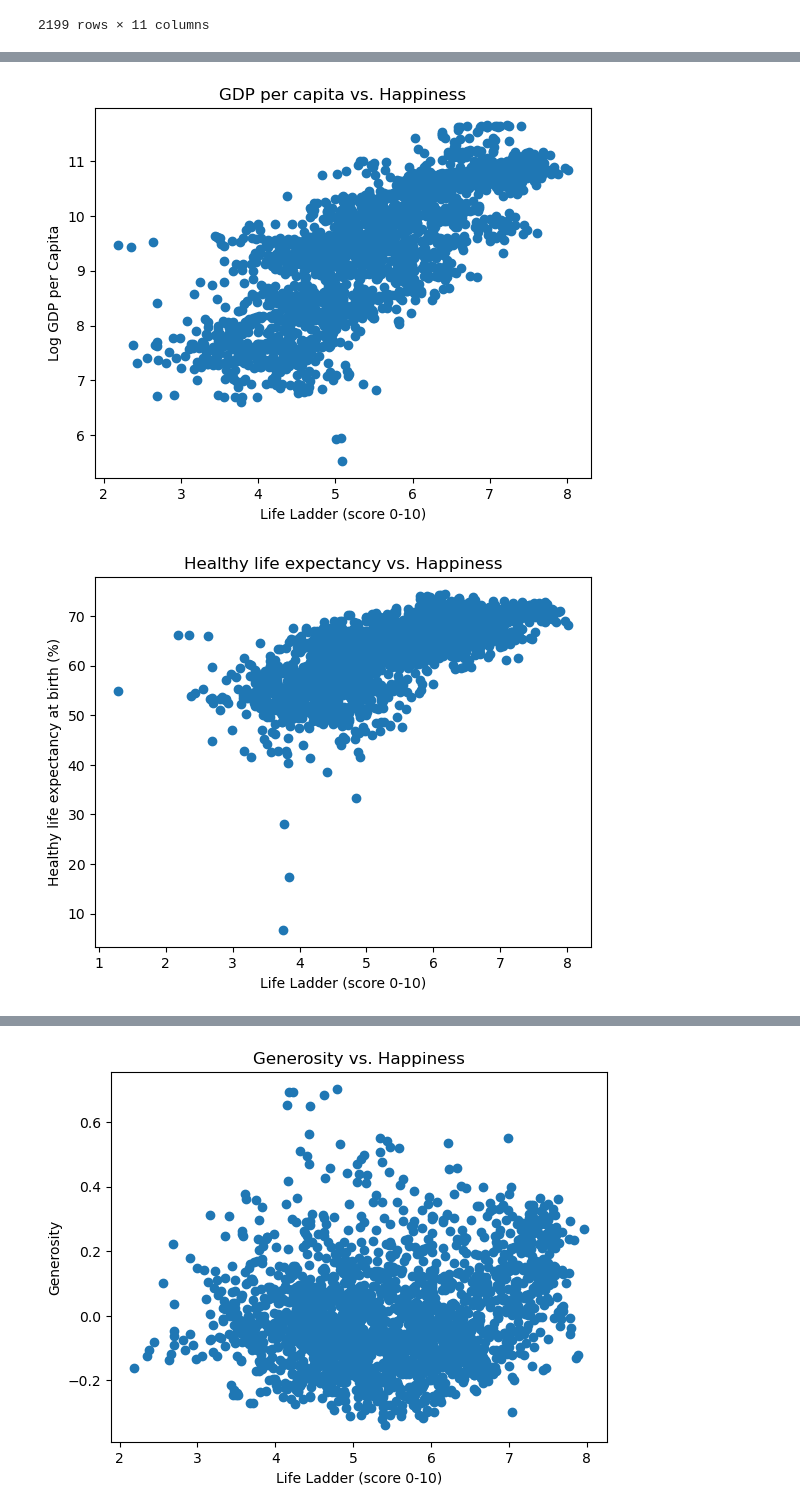
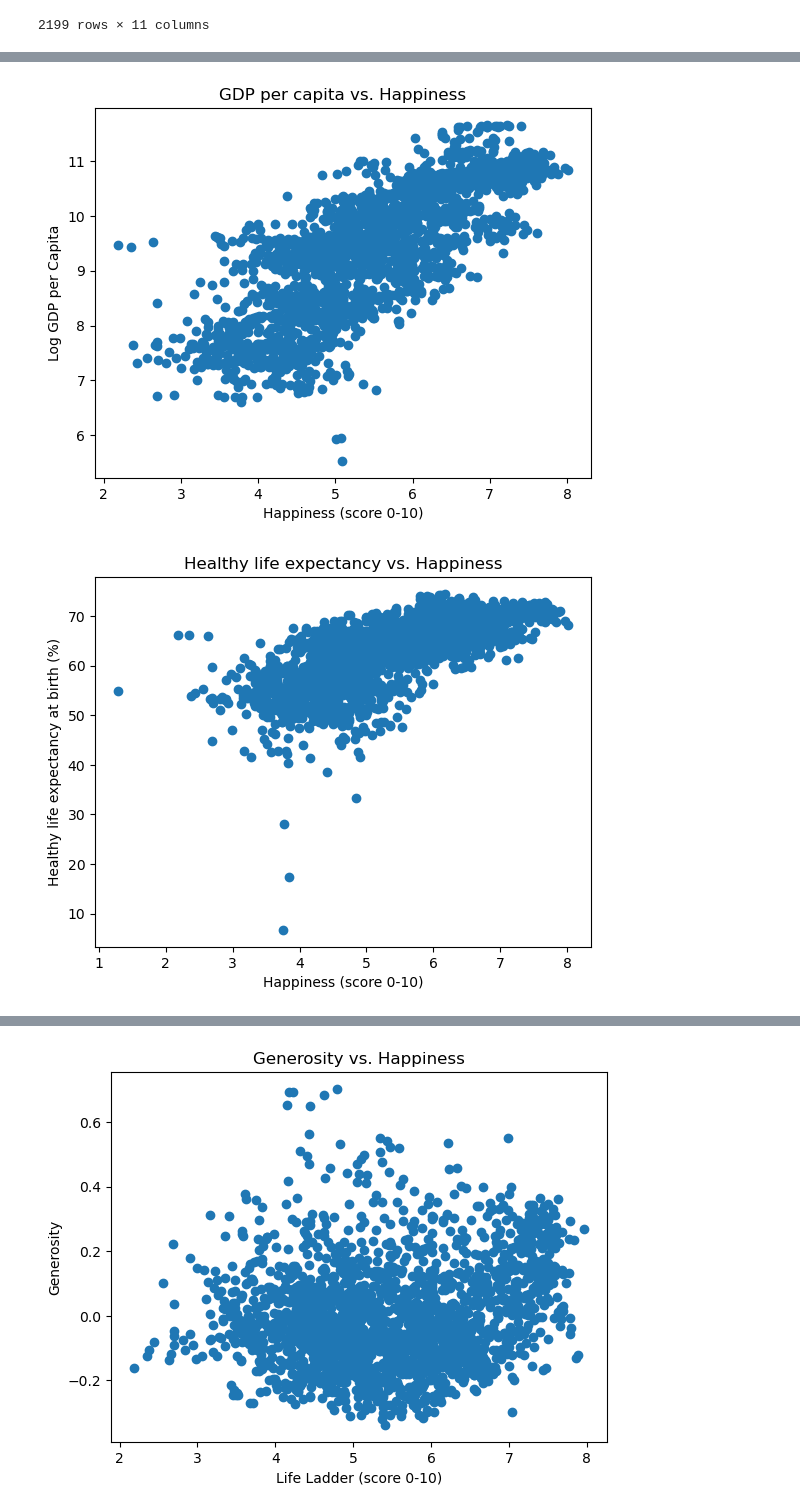
Before and after one commit to taylorfisher1012/world_happiness_trends, a Jupyter notebook: notebooks/happiness_report.ipynb, the cells around one changed output, grey strips where cells are left out. Saved outputs shown, nothing was run; the diff lists cells and outputs as text; code cells hidden in the pictures.

```diff
--- a/notebooks/happiness_report.ipynb
+++ b/notebooks/happiness_report.ipynb
@@ -41,14 +81,14 @@ happiness_report
 # %%
 plt.scatter('Life Ladder', 'Log GDP per capita', data = happiness_report)
-plt.xlabel('Life Ladder (score 0-10)')
+plt.xlabel('Happiness (score 0-10)')
 plt.ylabel('Log GDP per Capita')
 plt.title('GDP per capita vs. Happiness');
 # %% [output]
-[figure, old version]
+[figure, new version]
 # %%
 plt.scatter('Life Ladder', 'Healthy life expectancy at birth', data = happiness_report)
-plt.xlabel('Life Ladder (score 0-10)')
+plt.xlabel('Happiness (score 0-10)')
 plt.ylabel('Healthy life expectancy at birth (%)')
 plt.title('Healthy life expectancy vs. Happiness');
 # %% [output]
-[figure, old version]
+[figure, new version]
```
Also changed, not shown: parts of 36 cells of this notebook, 1 other file.
